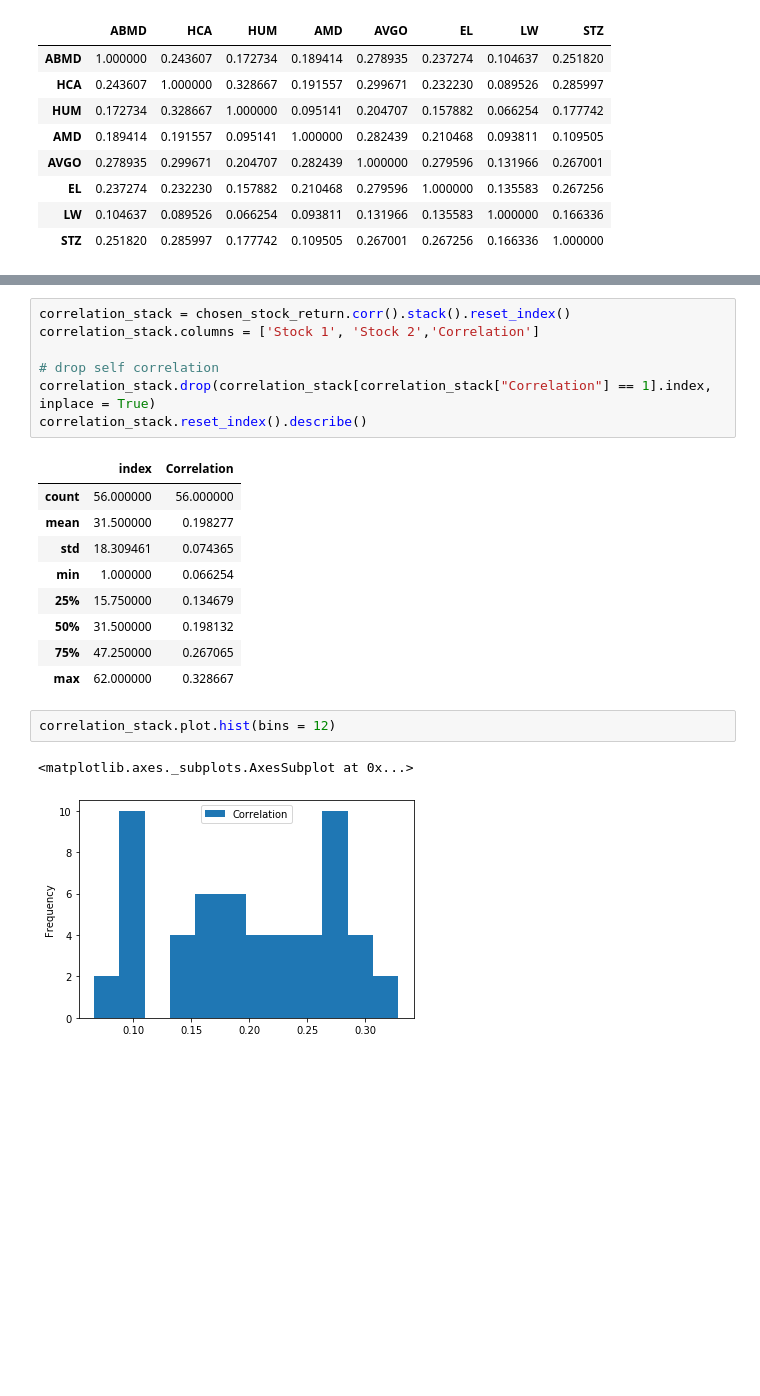
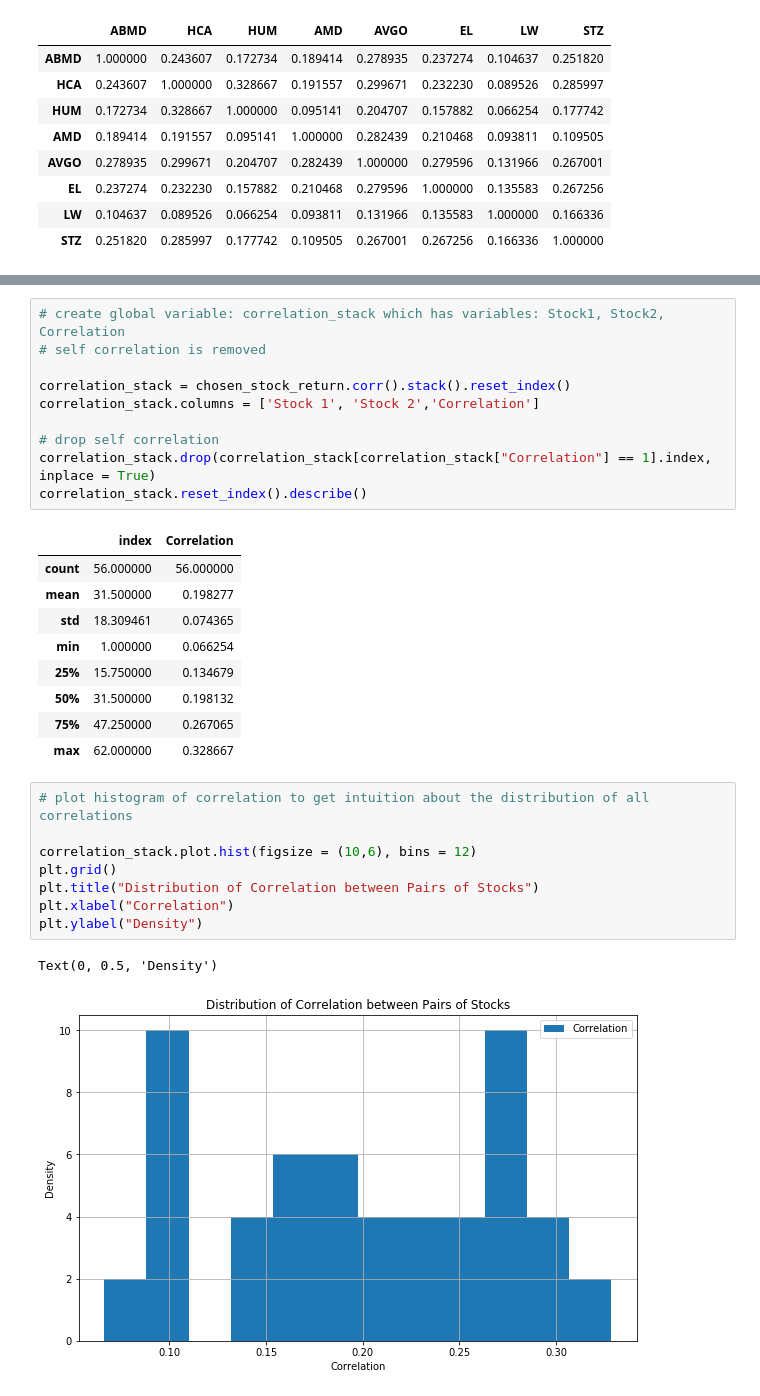
Before and after one commit to yhl116/FSPCW, a Jupyter notebook: part5/Graphs in Finance.ipynb, the cells around one changed output, grey strips where cells are left out. Drawn from its saved outputs; the diff is of its cells as text; blank space fills up the shorter version.

```diff
--- a/part5/Graphs in Finance.ipynb
+++ b/part5/Graphs in Finance.ipynb
@@ -407,4 +324,7 @@ draw_porfolio_2(chosen_stock_return, threshold=0.2, figsize=(10, 10))
 # %%
+# create global variable: correlation_stack which has variables: Stock1, Stock2, Correlation
+# self correlation is removed
+
 correlation_stack = chosen_stock_return.corr().stack().reset_index()
 correlation_stack.columns = ['Stock 1', 'Stock 2','Correlation']
 
@@ -421,8 +341,14 @@ correlation_stack.reset_index().describe()
 | 50% | 31.500000 | 0.198132 |
 | 75% | 47.250000 | 0.267065 |
 | max | 62.000000 | 0.328667 |
-# %%
-correlation_stack.plot.hist(bins = 12)
-# %% [output]
-<matplotlib.axes._subplots.AxesSubplot at 0x...>
-[figure, removed]
+# %%
+# plot histogram of correlation to get intuition about the distribution of all correlations
+
+correlation_stack.plot.hist(figsize = (10,6), bins = 12)
+plt.grid()
+plt.title("Distribution of Correlation between Pairs of Stocks")
+plt.xlabel("Correlation")
+plt.ylabel("Density")
+# %% [output]
+Text(0, 0.5, 'Density')
+[figure, added]
```
Also changed, not shown: parts of 12 cells of this notebook, 4 other files.
